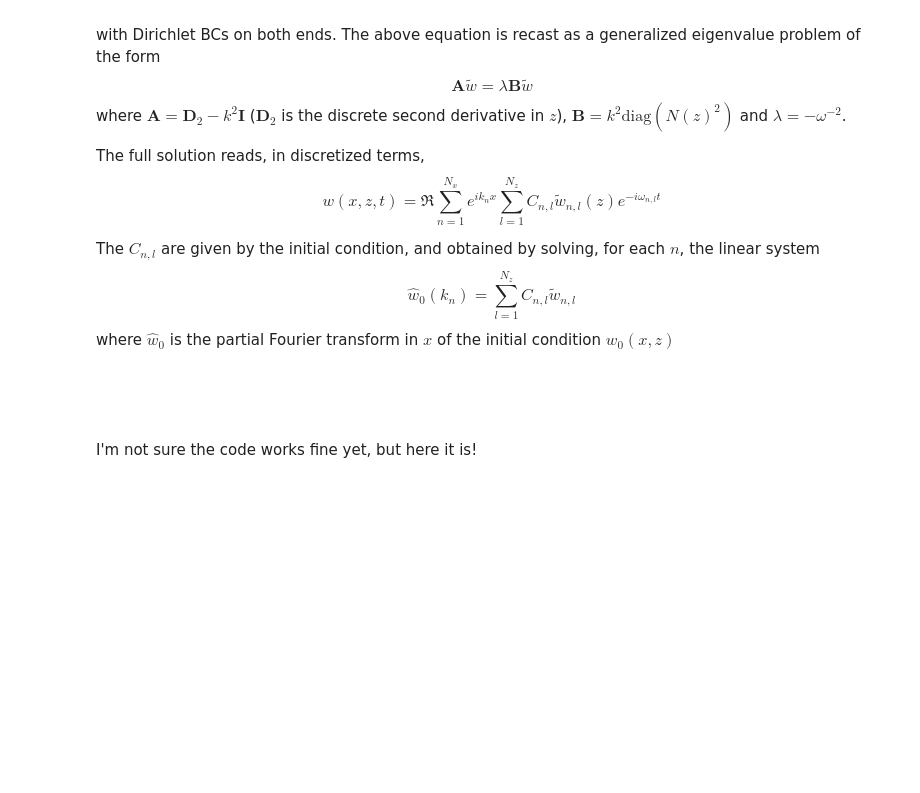
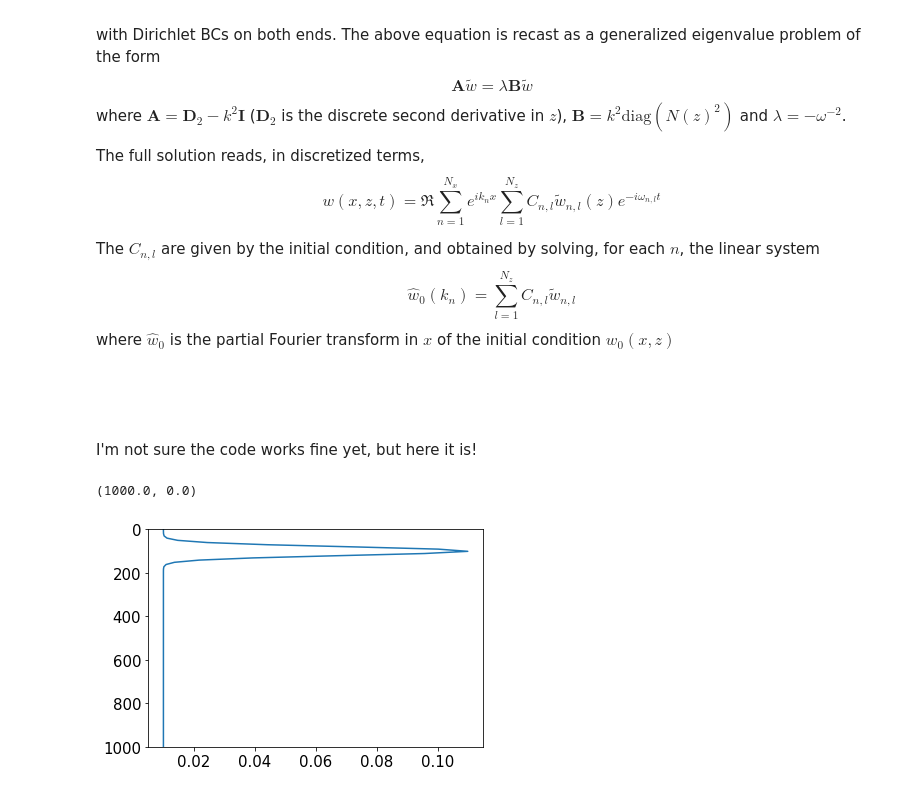
Before and after one commit to qnicolas/IWTomography, a Jupyter notebook: spectral2D.ipynb, the cells around one changed output. Drawn from its saved outputs; the diff is of its cells as text; code cells hidden in the pictures; blank space fills up the shorter version.

```diff
--- a/spectral2D.ipynb
+++ b/spectral2D.ipynb
@@ -130,3 +133,10 @@ iwave = InternalWaveEquation(Lt=1,Nt=10)
+# %%
+plt.figure()
+plt.plot(iwave.stratification(iwave.Z),iwave.Z)
+plt.ylim([1000, 0])
+# %% [output]
+(1000.0, 0.0)
+[figure, added]
 # %%
 %time iwave.integrate()
 # %% [output]
```
Also changed, not shown: parts of 5 cells of this notebook, 2 other files.
